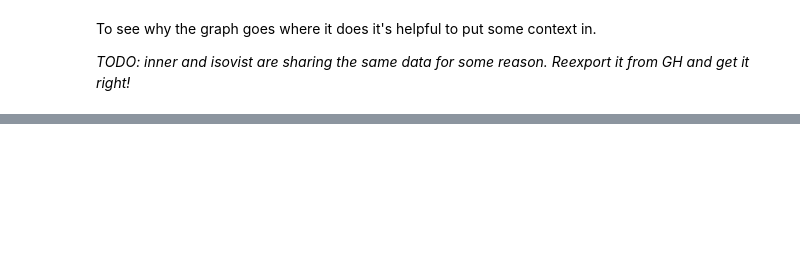
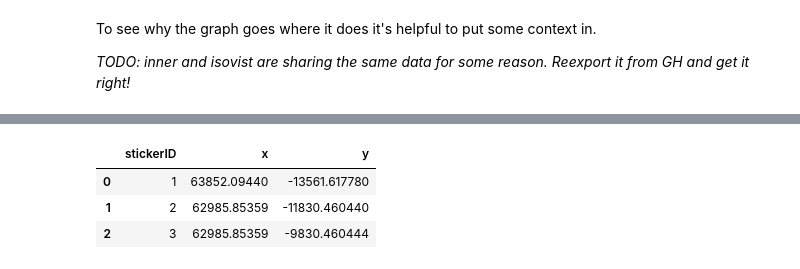
Before and after one commit to notionparallax/sensicorn, a Jupyter notebook: initialDataAnalysis/BVN infrastructure and layout.ipynb, the cells around one changed output, grey strips where cells are left out. Cells and saved outputs as stored; diff of their text form; code cells hidden in the pictures; blank space fills up the shorter version.

```diff
--- a/initialDataAnalysis/BVN infrastructure and layout.ipynb
+++ b/initialDataAnalysis/BVN infrastructure and layout.ipynb
@@ -104,0 +95,9 @@ plt.title("BVN movement graph with boundaries");
+# %%
+stickerLocations = helpers.getDFfromCSVURL("https://docs.google.com/spreadsheets/d/1sijQZR2iFLo2FS_3r5gbsuAkaglRz557LWjdLxnPkpE/pub?gid=0&single=true&output=csv")
+stickerLocations = stickerLocations.drop(["raw","z"], 1) # this is just because we aren't on multiple floors
+stickerLocations.head(3)
+# %% [output]
+|  | stickerID | x | y |
+| 0 | 1 | 63852.09440 | -13561.617780 |
+| 1 | 2 | 62985.85359 | -11830.460440 |
+| 2 | 3 | 62985.85359 | -9830.460444 |
```
Also changed, not shown: parts of 21 cells of this notebook, 1 other file.
